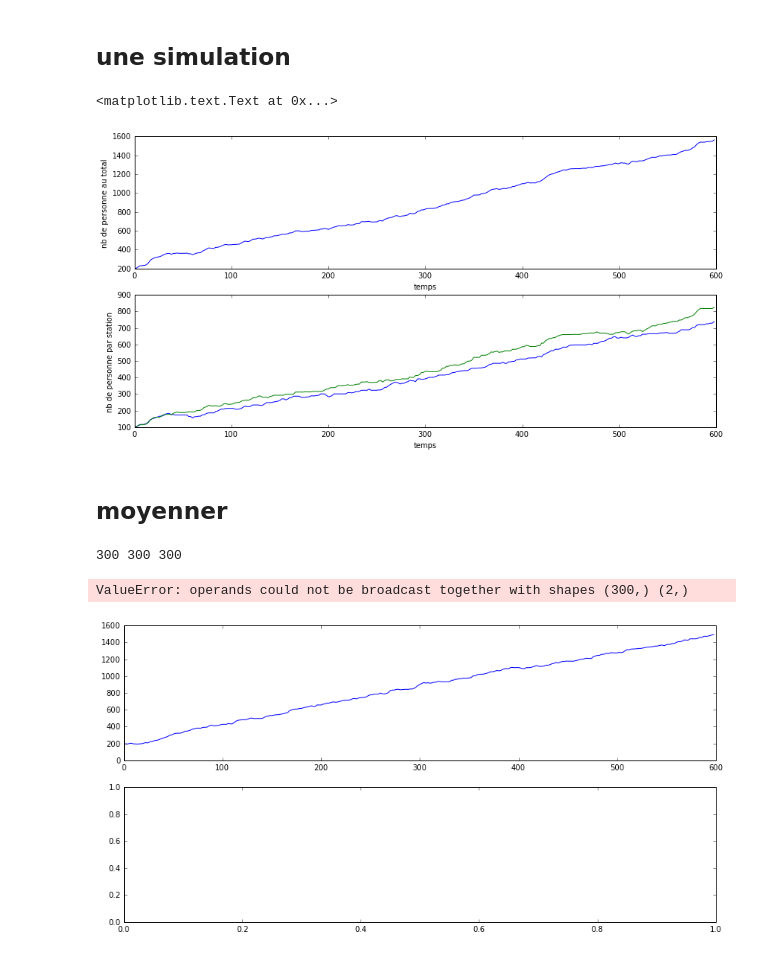
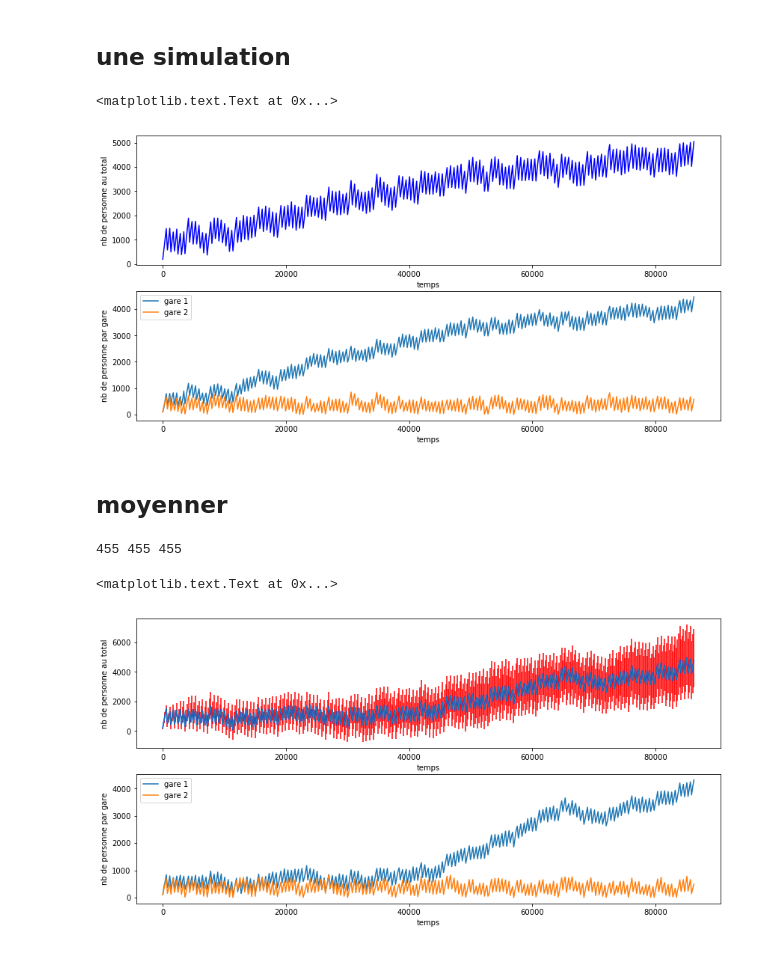
Before and after one commit to are00dynamic-2018/RATP_Project, a Jupyter notebook: src/RATP_notebook.ipynb, the cells around one changed output. Saved outputs shown, nothing was run; the diff lists cells and outputs as text; code cells hidden in the pictures.

Commit message:
[NOTEBOOK][UPDATE] change class to have more than one next station, create legend for plot and add error bar

```diff
--- a/src/RATP_notebook.ipynb
+++ b/src/RATP_notebook.ipynb
@@ -88,7 +91,7 @@ ta2 = 10*60 + 0 #min * 60 + sec
 # %% [markdown]
 ## une simulation
 # %%
-TIME_CAPT = 2
+TIME_CAPT = 3*60 + 10
 
 def simulation(L):
     time = [] # liste qui represente le temps
@@ -119,25 +122,27 @@ def init(List):
     return List
 # %%
 List_Gare = []
-List_Gare.append(Station(ar1, so1, ta1, cm))
-List_Gare.append(Station(ar2, so2, ta2, cm))
-List_Gare[0].next_station(List_Gare[1])
-List_Gare[1].next_station(List_Gare[0])
+List_Gare.append(Station(ar1, so1))
+List_Gare.append(Station(ar2, so2))
+List_Gare[0].next_station(List_Gare[1], ta1, cm)
+List_Gare[1].next_station(List_Gare[0], ta2, cm)
 
 
-
+legende = []
 time, nb_tot, nb_station = simulation(List_Gare)
 fig, axes = plt.subplots(nrows=2, ncols=1, figsize=(14,7))
 axes[0].plot(time, nb_tot, 'b')
 axes[0].set_xlabel("temps")
 axes[0].set_ylabel("nb de personne au total")
-for i in nb_station:
-    axes[1].plot(time, i)
+for i in range(len(nb_station)):
+    axes[1].plot(time, nb_station[i])
+    legende.append('gare ' + str(i + 1))
+axes[1].legend(legende)
 axes[1].set_xlabel("temps")
-axes[1].set_ylabel("nb de personne par station")
+axes[1].set_ylabel("nb de personne par gare")
 # %% [output]
 <matplotlib.text.Text at 0x...>
-[figure, old version]
+[figure, new version]
 # %% [markdown]
 ## moyenner
 # %%
@@ -158,43 +163,50 @@ for j in range(len(nb_station)):
 #recuperation des autre simulation
 for i in range(repet - 1):
     #remise a 0
     List_Gare = []
-    List_Gare.append(Station(ar1, so1, ta1, cm))
-    List_Gare.append(Station(ar2, so2, ta2, cm))
-    List_Gare[0].next_station(List_Gare[1])
-    List_Gare[1].next_station(List_Gare[0])
+    List_Gare.append(Station(ar1, so1))
+    List_Gare.append(Station(ar2, so2))
+    List_Gare[0].next_station(List_Gare[1], ta1, cm)
+    List_Gare[1].next_station(List_Gare[0], ta2, cm)
     time, nb_tot, nb_station =simulation(List_Gare)
     L.append(nb_tot.copy())
     for j in range(len(nb_tot)):
         nb_tot_moy[j] += nb_tot[j] / repet
     for j in range(len(nb_station)):
         for k in range(len(nb_station[j])):
             nb_station[j][k] += nb_station[j][k] / repet
 
 
 L_err = []
 x=0
 for k in range(len(L[0])):
     for i in range(len(L[0])):
         for j in range(len(L)-1):
             if L[j][k]>L[j+1][k]:
                 x=L[j][k]
                 L[j][k]=L[j+1][k]
                 L[j+1][k]=x
-    L_err.append((L[round(repet*0.975)][k], L[round(repet*0.025)][k]))
+    L_err.append([nb_tot_moy[k] - L[round(repet*0.025)][k], L[round(repet*0.975)][k] - nb_tot_moy[k]])
 
+ERR_INTERVAL = 1
+time_err = [time[i] for i in range(len(time)) if i % ERR_INTERVAL  == 0]
+nb_tot_err = [nb_tot[i] for i in range(len(nb_tot)) if i % ERR_INTERVAL == 0]
+L_err_min = [L_err[i][0] for i in range(len(L_err)) if i % ERR_INTERVAL == 0]
+L_err_max = [L_err[i][1] for i in range(len(L_err)) if i % ERR_INTERVAL == 0]
 print(len(time), len(nb_tot), len(L_err))
 
 fig, axes = plt.subplots(nrows=2, ncols=1, figsize=(14,7))
-axes[0].plot(time, nb_tot)#, time, L_err, 'g')
-axes[0].errorbar(time, nb_tot, yerr=)#L_err)
+axes[0].plot(time, nb_tot, 'b')
+axes[0].errorbar(time_err, nb_tot_err, yerr=[L_err_min, L_err_max], ecolor='r')
 axes[0].set_xlabel("temps")
 axes[0].set_ylabel("nb de personne au total")
-for i in nb_station:
-    axes[1].plot(time, i)
+for i in range(len(nb_station)):
+    axes[1].plot(time, nb_station[i])
+    legende.append('gare ' + str(i + 1))
+axes[1].legend(legende)
 axes[1].set_xlabel("temps")
-axes[1].set_ylabel("nb de personne par station")
+axes[1].set_ylabel("nb de personne par gare")
 # %% [output]
-300 300 300
+455 455 455
-ValueError: operands could not be broadcast together with shapes (300,) (2,)
+<matplotlib.text.Text at 0x...>
-[figure, old version]
+[figure, new version]
```
Also changed, not shown: parts of 3 cells of this notebook.
